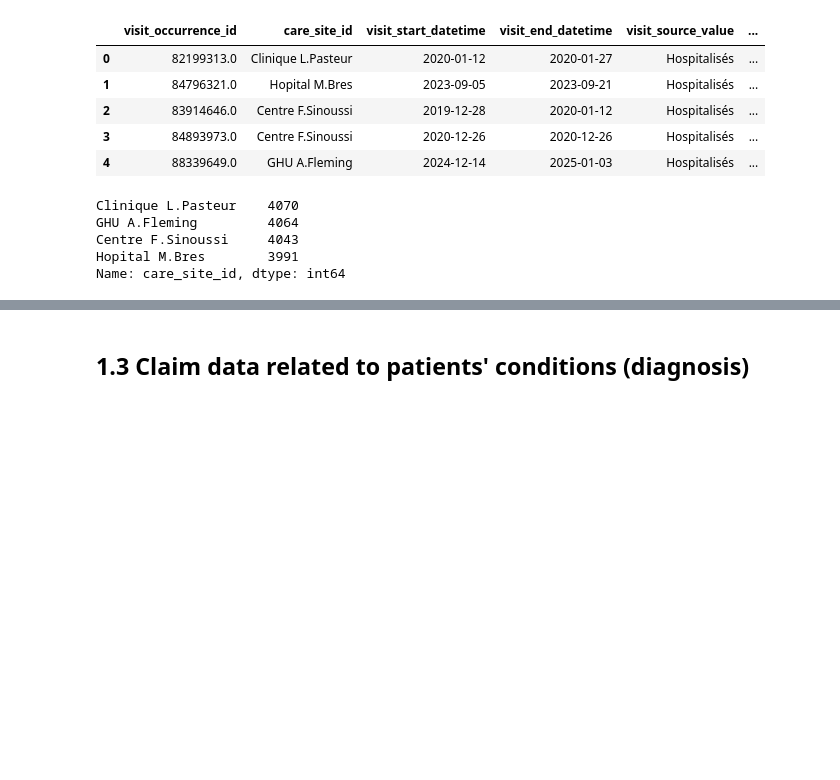
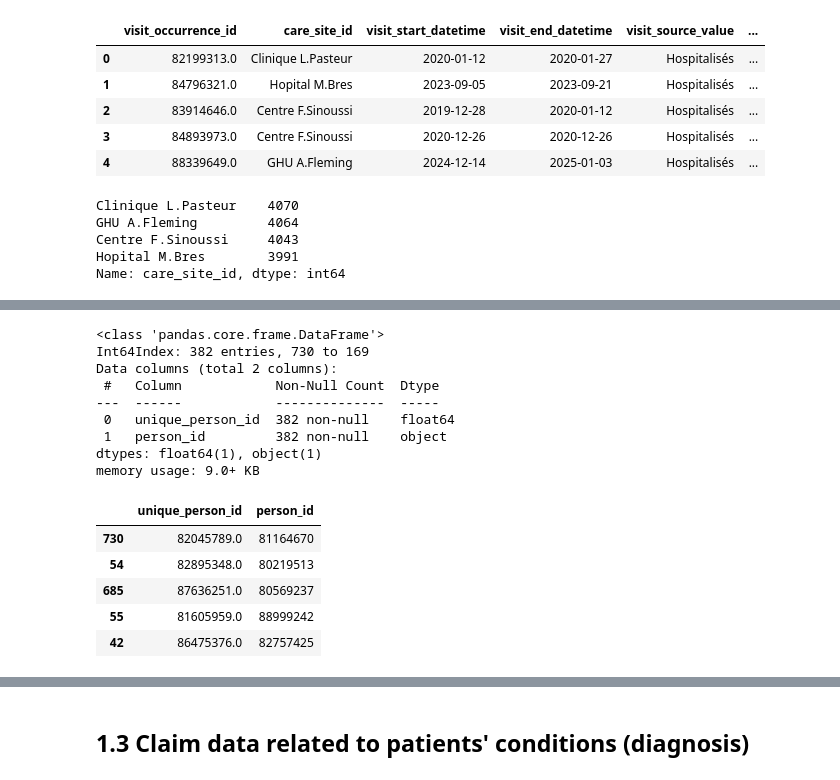
Before and after one commit to medazizbchir/EI, a Jupyter notebook: preprocessing.ipynb, the cells around one changed output, grey strips where cells are left out. Drawn from its saved outputs; the diff is of its cells as text; code cells hidden in the pictures; blank space fills up the shorter version.

```diff
--- a/preprocessing.ipynb
+++ b/preprocessing.ipynb
@@ -87,0 +112,20 @@ Name: care_site_id, dtype: int64
+# %%
+df_dedup_deterministic = pd.read_pickle('data/df_dedup_deterministic.pkl')
+df_dedup_deterministic.info()
+df_dedup_deterministic.head()
+# %% [output]
+<class 'pandas.core.frame.DataFrame'>
+Int64Index: 382 entries, 730 to 169
+Data columns (total 2 columns):
+ #   Column            Non-Null Count  Dtype
+---  ------            --------------  -----
+ 0   unique_person_id  382 non-null    float64
+ 1   person_id         382 non-null    object
+dtypes: float64(1), object(1)
+memory usage: 9.0+ KB
+|  | unique_person_id | person_id |
+| 730 | 82045789.0 | 81164670 |
+| 54 | 82895348.0 | 80219513 |
+| 685 | 87636251.0 | 80569237 |
+| 55 | 81605959.0 | 88999242 |
+| 42 | 86475376.0 | 82757425 |
```
Also changed, not shown: parts of 8 cells of this notebook.
